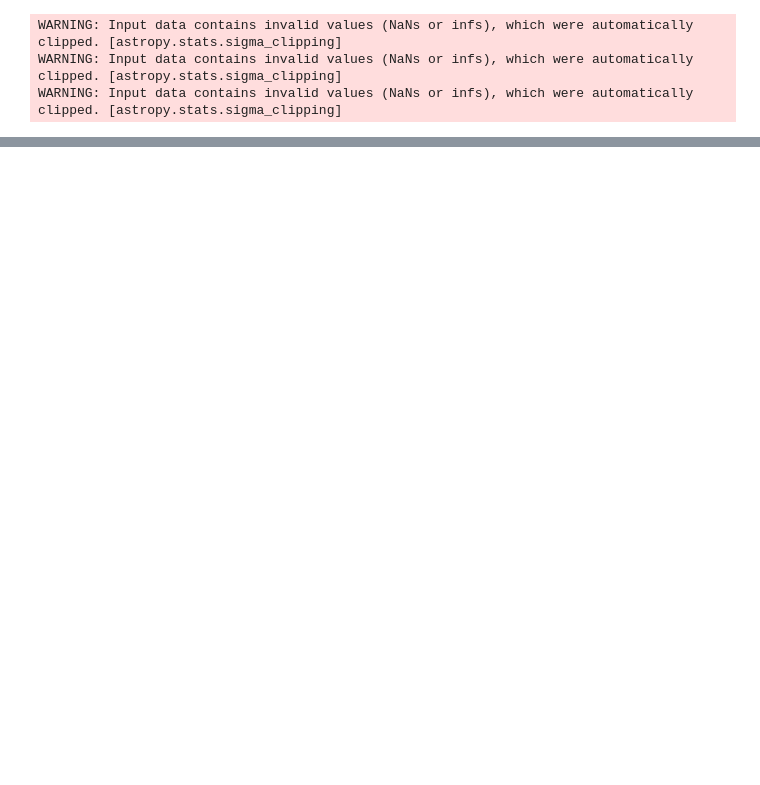
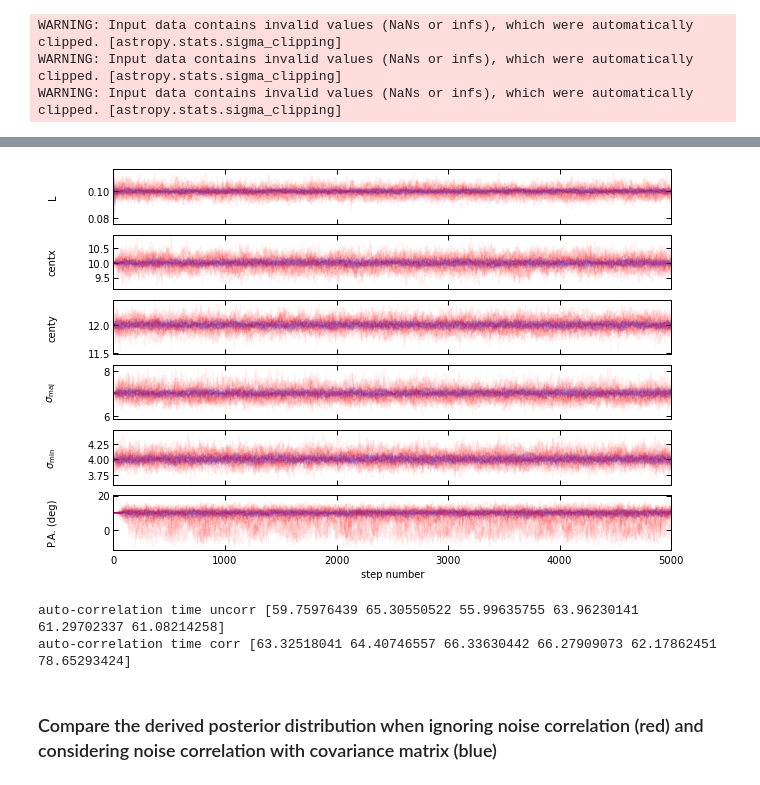
Before and after one commit to takafumi291/ESSENCE, a Jupyter notebook: Tutorial.ipynb, the cells around one changed output, grey strips where cells are left out. Saved outputs shown, nothing was run; the diff lists cells and outputs as text; code cells hidden in the pictures; blank space fills up the shorter version.

```diff
--- a/Tutorial.ipynb
+++ b/Tutorial.ipynb
@@ -288,0 +392,14 @@ peak do not coicide with the image center
+# %%
+import emcee
+pos = initial + 0.01*np.random.randn(32, 6) # use 32 walker for each parameters (6)
+nwalkers, ndim = pos.shape
+
+sampler_uncorr = emcee.EnsembleSampler(
+    nwalkers, ndim, ln_prob_uncorr
+)
+sampler_uncorr.run_mcmc(pos, 5000, progress=True)
+
+sampler_corr = emcee.EnsembleSampler(
+    nwalkers, ndim, ln_prob_corr, args=([invcov])
+)
+sampler_corr.run_mcmc(pos, 5000, progress=True)
@@ -288,0 +424,26 @@ peak do not coicide with the image center
+# %%
+labels=['L', 'centx', 'centy', '$\sigma_{\mathrm{maj}}$', '$\sigma_{\mathrm{min}}$', 'P.A. (deg)']
+fig, axes = plt.subplots(6, figsize=(10, 7), sharex=True)
+samples_uncorr = sampler_uncorr.get_chain()
+samples_corr = sampler_corr.get_chain()
+for i in range(ndim):
+    ax = axes[i]
+    ax.plot(samples_uncorr[:, :, i], "b", alpha=0.05)
+    ax.plot(samples_corr[:, :, i], "r", alpha=0.05)
+    ax.set_xlim(0, len(samples_uncorr))
+    ax.set_ylabel(labels[i])
+    ax.yaxis.set_label_coords(-0.1, 0.5)
+
+axes[-1].set_xlabel("step number");
+# %% [output]
+[figure, added]
+# %%
+print('auto-correlation time uncorr',sampler_uncorr.get_autocorr_time())
+samples_uncorr = sampler_uncorr.get_chain(discard=500, thin=30, flat=True)
+print('auto-correlation time corr',sampler_corr.get_autocorr_time())
+samples_corr = sampler_corr.get_chain(discard=500, thin=30, flat=True)
+# %% [output]
+auto-correlation time uncorr [59.75976439 65.30550522 55.99635755 63.96230141 61.29702337 61.08214258]
+auto-correlation time corr [63.32518041 64.40746557 66.33630442 66.27909073 62.17862451 78.65293424]
+# %% [markdown]
+### Compare the derived posterior distribution when ignoring noise correlation (red) and considering noise correlation with covariance matrix (blue)
```
Also changed, not shown: parts of 37 cells of this notebook.
